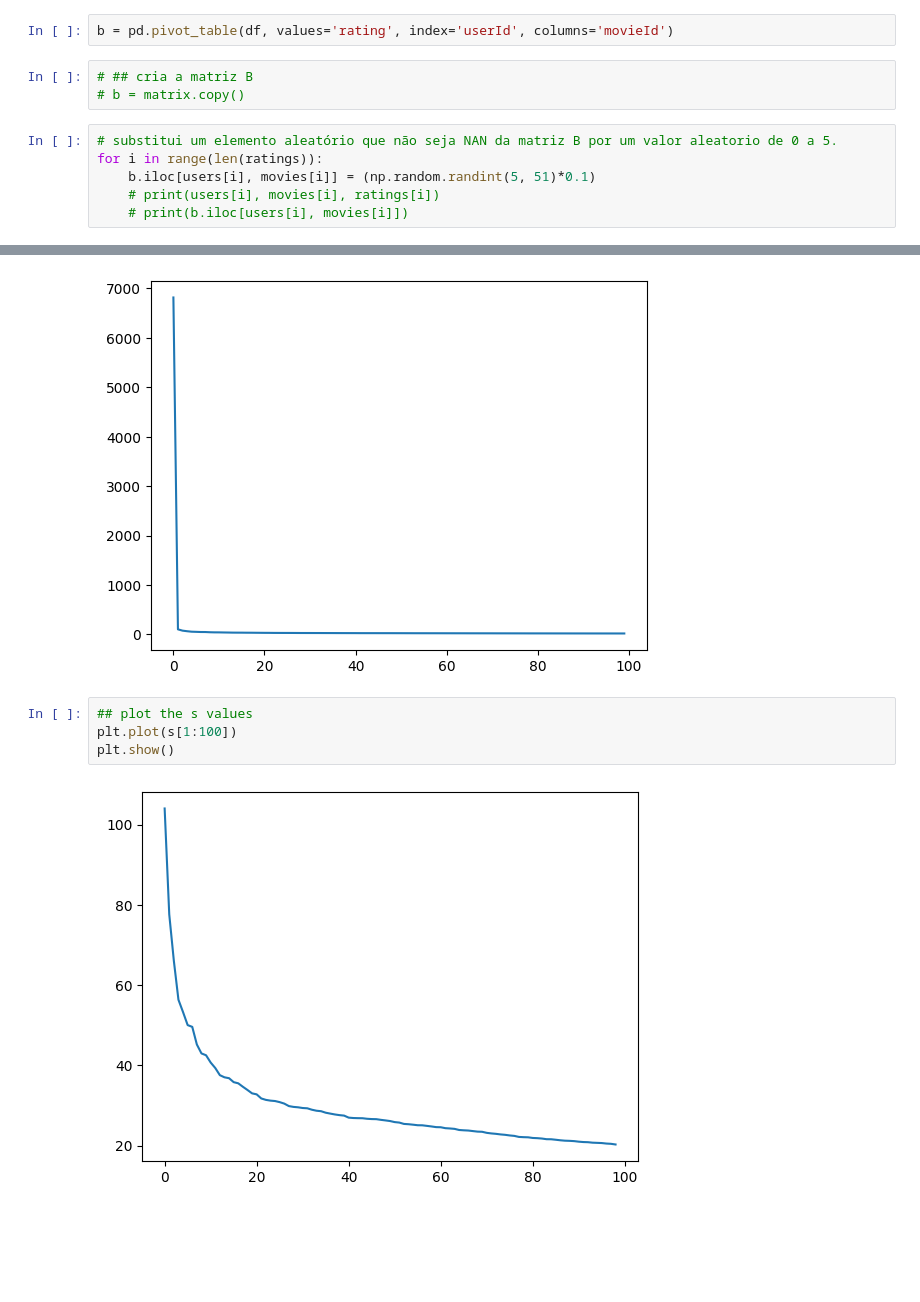
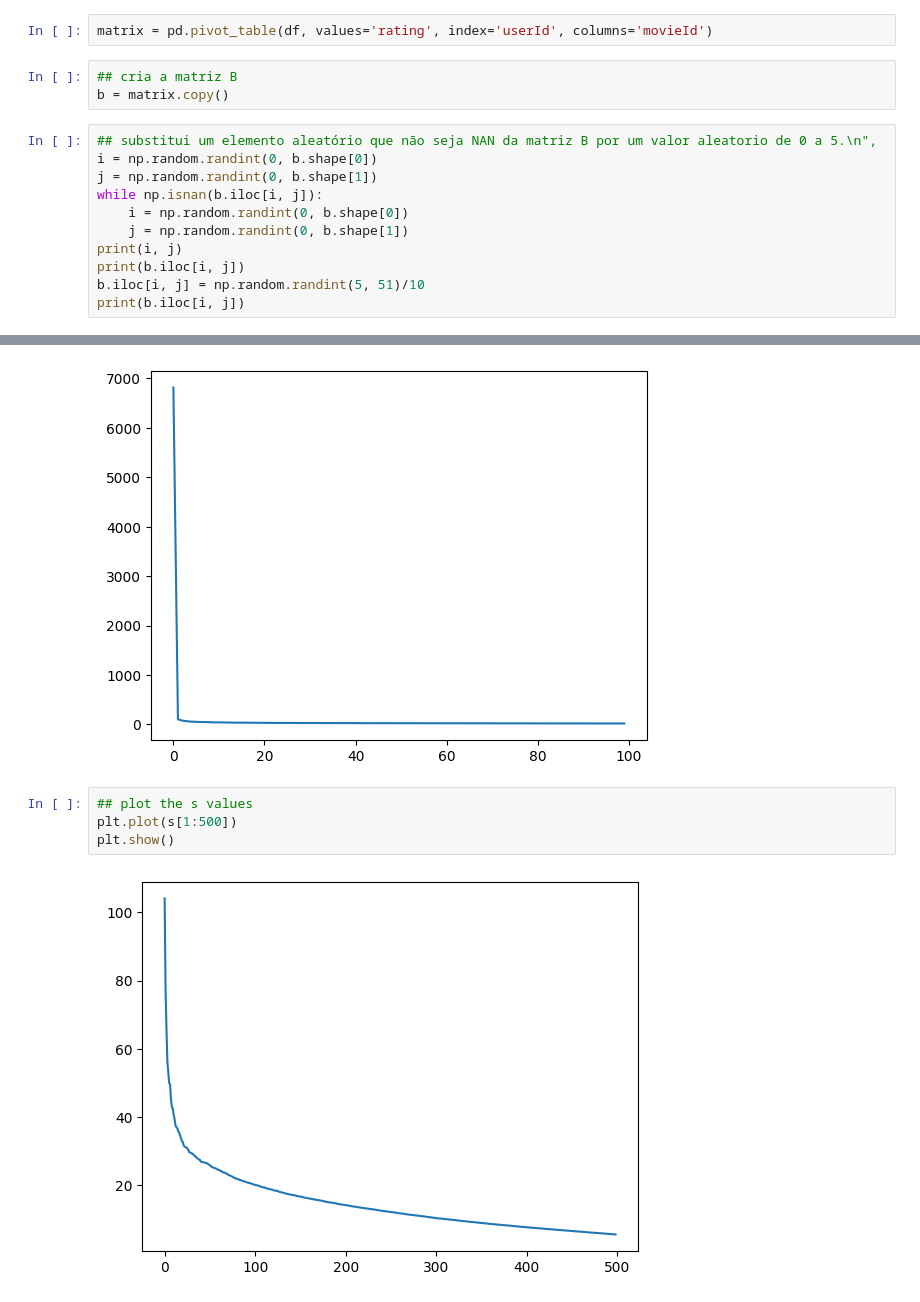
Before and after one commit to esdrasgc/netflix_challenge, a Jupyter notebook: main.ipynb, the cells around one changed output, grey strips where cells are left out. Cells and saved outputs as stored; diff of their text form; blank space fills up the shorter version.

```diff
--- a/main.ipynb
+++ b/main.ipynb
@@ -24,11 +24,16 @@ ratings = samp_['rating'].values
 # %%
-b = pd.pivot_table(df, values='rating', index='userId', columns='movieId')
+matrix = pd.pivot_table(df, values='rating', index='userId', columns='movieId')
 # %%
-# ## cria a matriz B
-# b = matrix.copy()
+## cria a matriz B
+b = matrix.copy()
 # %%
-# substitui um elemento aleatório que não seja NAN da matriz B por um valor aleatorio de 0 a 5.
-for i in range(len(ratings)):
-    b.iloc[users[i], movies[i]] = (np.random.randint(5, 51)*0.1)
-    # print(users[i], movies[i], ratings[i])
-    # print(b.iloc[users[i], movies[i]])
+## substitui um elemento aleatório que não seja NAN da matriz B por um valor aleatorio de 0 a 5.\n",
+i = np.random.randint(0, b.shape[0])
+j = np.random.randint(0, b.shape[1])
+while np.isnan(b.iloc[i, j]):
+    i = np.random.randint(0, b.shape[0])
+    j = np.random.randint(0, b.shape[1])
+print(i, j)
+print(b.iloc[i, j])
+b.iloc[i, j] = np.random.randint(5, 51)/10
+print(b.iloc[i, j])
@@ -59,10 +68,10 @@ plt.show()
 [figure]
 # %%
 ## plot the s values
-plt.plot(s[1:100])
+plt.plot(s[1:500])
 plt.show()
 # %% [output]
-[figure, old version]
+[figure, new version]
 # %%
 #retira os K ultimos valores das matrizes U, s e Vt
 
```
Also changed, not shown: parts of 4 cells of this notebook, 2 other files.
